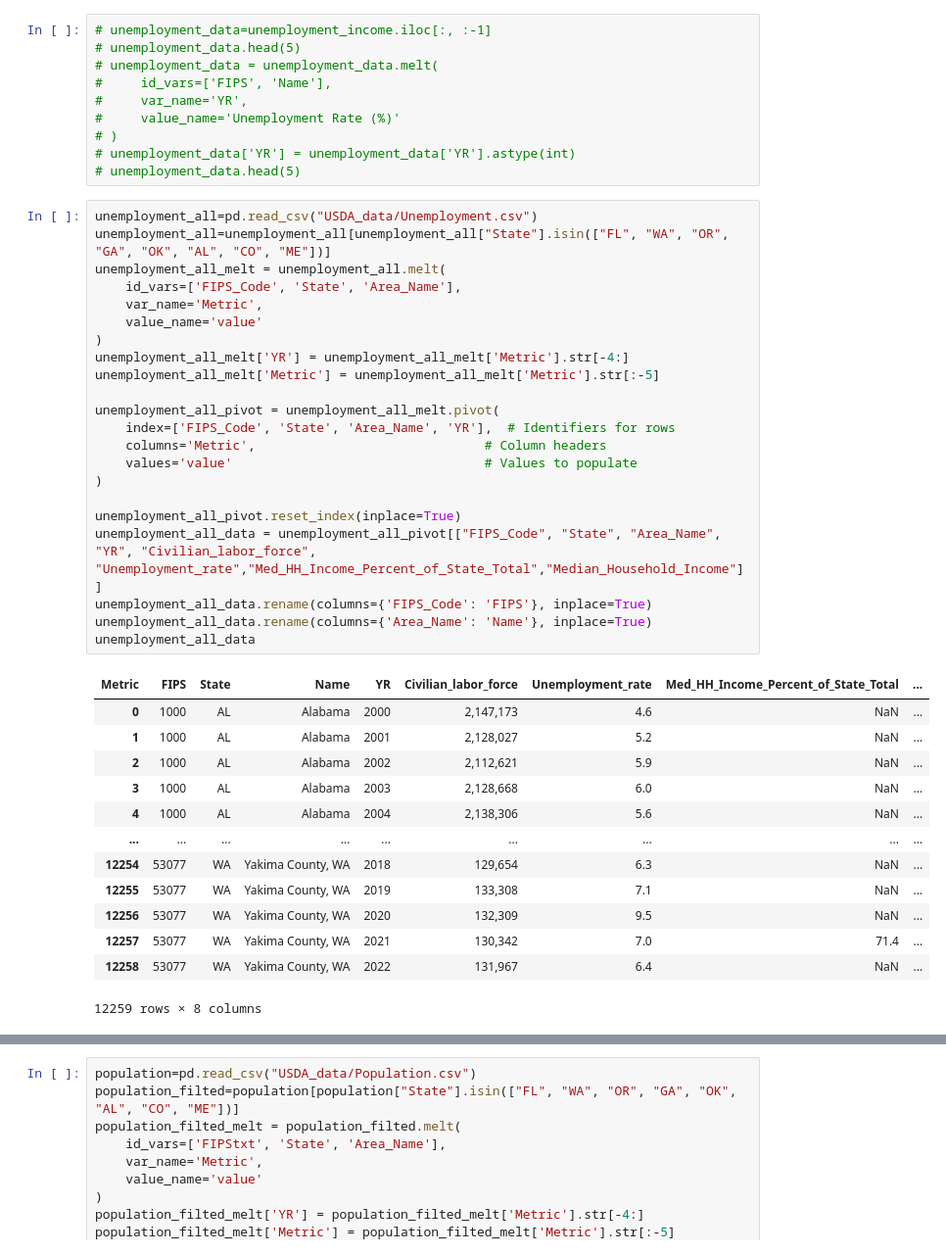
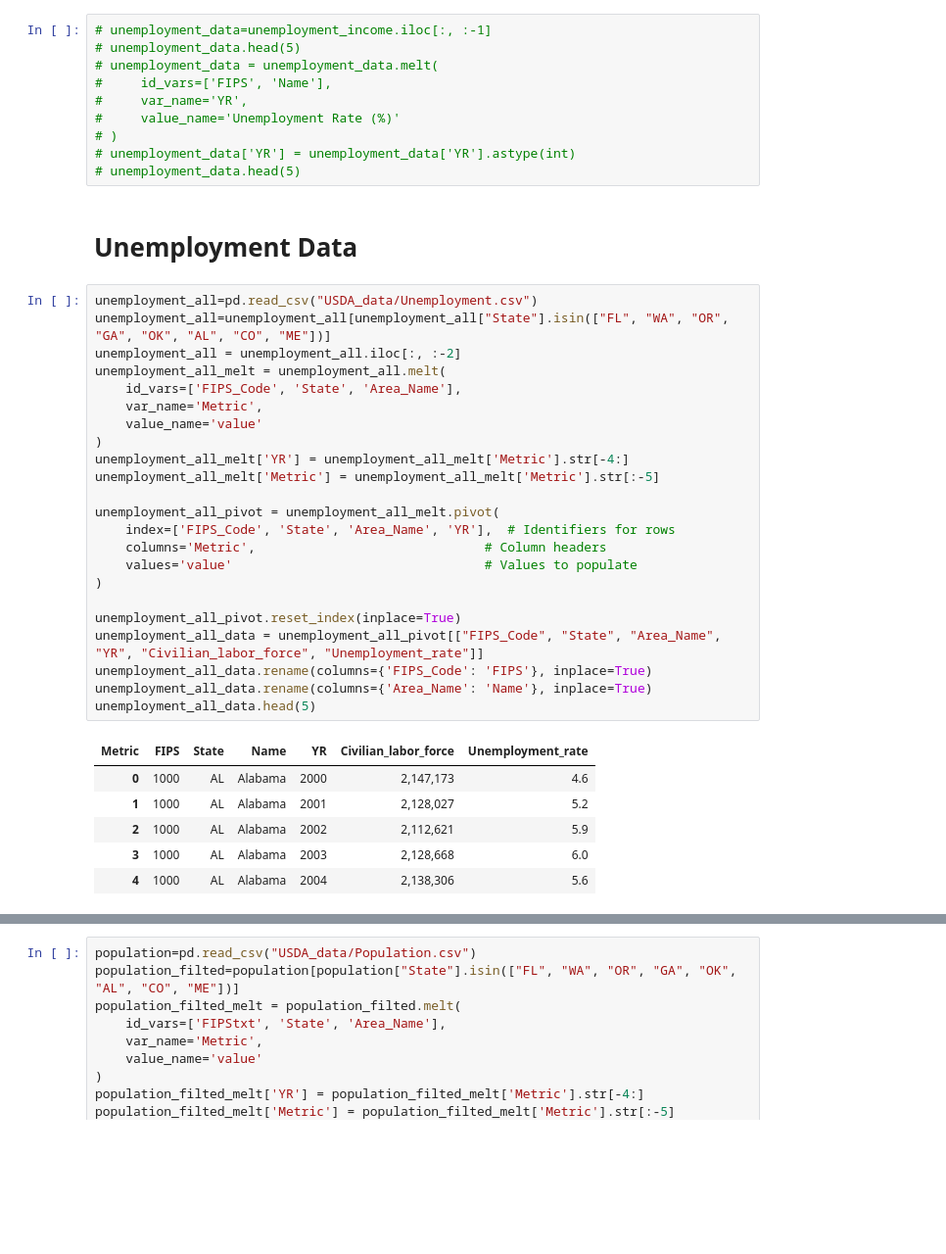
Before and after one commit to MIDS-at-Duke/opioids-2024-data-queens-king, a Jupyter notebook: USDA_data.ipynb, the cells around one changed output, grey strips where cells are left out. Shown at 98% size. Cells and saved outputs as stored; diff of their text form; blank space fills up the shorter version.

Commit message:
seperate population,poverty, income

```diff
--- a/USDA_data.ipynb
+++ b/USDA_data.ipynb
@@ -101,39 +108,35 @@ education_data.head(5)
 # )
 # unemployment_data['YR'] = unemployment_data['YR'].astype(int)
 # unemployment_data.head(5)
+# %% [markdown]
+# Unemployment Data
 # %%
 unemployment_all=pd.read_csv("USDA_data/Unemployment.csv")
 unemployment_all=unemployment_all[unemployment_all["State"].isin(["FL", "WA", "OR", "GA", "OK", "AL", "CO", "ME"])]
+unemployment_all = unemployment_all.iloc[:, :-2]
 unemployment_all_melt = unemployment_all.melt(
     id_vars=['FIPS_Code', 'State', 'Area_Name'],
     var_name='Metric',
     value_name='value'
 )
 unemployment_all_melt['YR'] = unemployment_all_melt['Metric'].str[-4:]
 unemployment_all_melt['Metric'] = unemployment_all_melt['Metric'].str[:-5]
 
 unemployment_all_pivot = unemployment_all_melt.pivot(
     index=['FIPS_Code', 'State', 'Area_Name', 'YR'],  # Identifiers for rows
     columns='Metric',                              # Column headers
     values='value'                                 # Values to populate
 )
 
 unemployment_all_pivot.reset_index(inplace=True)
-unemployment_all_data = unemployment_all_pivot[["FIPS_Code", "State", "Area_Name", "YR", "Civilian_labor_force", "Unemployment_rate","Med_HH_Income_Percent_of_State_Total","Median_Household_Income"]]
+unemployment_all_data = unemployment_all_pivot[["FIPS_Code", "State", "Area_Name", "YR", "Civilian_labor_force", "Unemployment_rate"]]
 unemployment_all_data.rename(columns={'FIPS_Code': 'FIPS'}, inplace=True)
 unemployment_all_data.rename(columns={'Area_Name': 'Name'}, inplace=True)
-unemployment_all_data
+unemployment_all_data.head(5)
 # %% [output]
-| Metric | FIPS | State | Name | YR | Civilian_labor_force | Unemployment_rate | Med_HH_Income_Percent_of_State_Total | ... |
-| 0 | 1000 | AL | Alabama | 2000 | 2,147,173 | 4.6 | NaN | ... |
-| 1 | 1000 | AL | Alabama | 2001 | 2,128,027 | 5.2 | NaN | ... |
-| 2 | 1000 | AL | Alabama | 2002 | 2,112,621 | 5.9 | NaN | ... |
-| 3 | 1000 | AL | Alabama | 2003 | 2,128,668 | 6.0 | NaN | ... |
-| 4 | 1000 | AL | Alabama | 2004 | 2,138,306 | 5.6 | NaN | ... |
-| ... | ... | ... | ... | ... | ... | ... | ... | ... |
-| 12254 | 53077 | WA | Yakima County, WA | 2018 | 129,654 | 6.3 | NaN | ... |
-| 12255 | 53077 | WA | Yakima County, WA | 2019 | 133,308 | 7.1 | NaN | ... |
-| 12256 | 53077 | WA | Yakima County, WA | 2020 | 132,309 | 9.5 | NaN | ... |
-| 12257 | 53077 | WA | Yakima County, WA | 2021 | 130,342 | 7.0 | 71.4 | ... |
-| 12258 | 53077 | WA | Yakima County, WA | 2022 | 131,967 | 6.4 | NaN | ... |
+| Metric | FIPS | State | Name | YR | Civilian_labor_force | Unemployment_rate |
+| 0 | 1000 | AL | Alabama | 2000 | 2,147,173 | 4.6 |
+| 1 | 1000 | AL | Alabama | 2001 | 2,128,027 | 5.2 |
+| 2 | 1000 | AL | Alabama | 2002 | 2,112,621 | 5.9 |
+| 3 | 1000 | AL | Alabama | 2003 | 2,128,668 | 6.0 |
+| 4 | 1000 | AL | Alabama | 2004 | 2,138,306 | 5.6 |
-12259 rows × 8 columns
```
Also changed, not shown: parts of 14 cells of this notebook, 5 other files.
